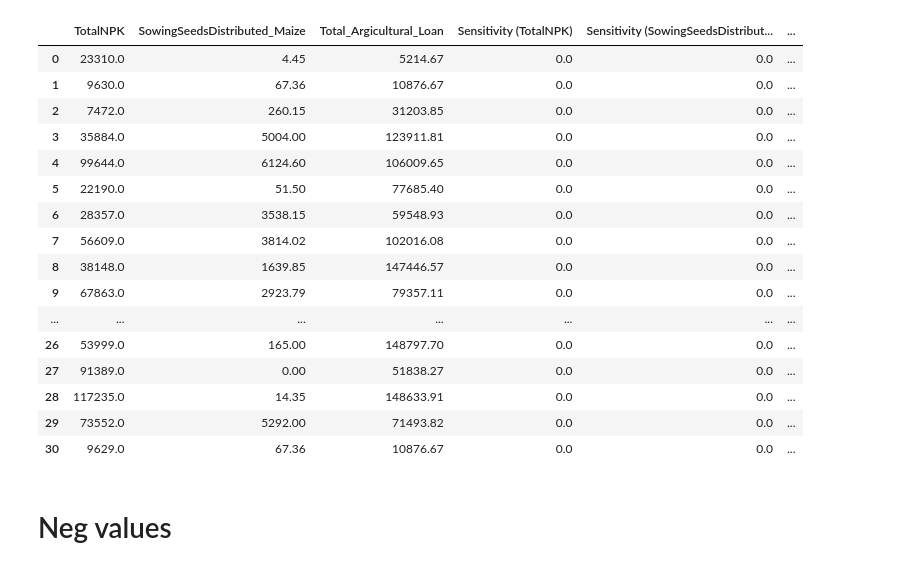
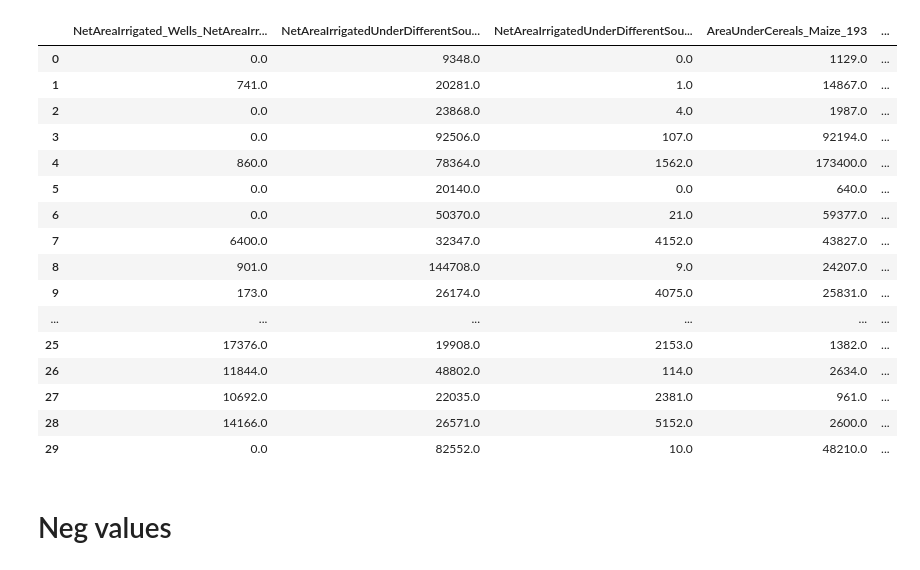
Before and after one commit to Manish3693/WSL_PSS, a Jupyter notebook: Maize_Prescriptive.ipynb, the cells around one changed output. Cells and saved outputs as stored; diff of their text form; code cells hidden in the pictures.

```diff
--- a/Maize_Prescriptive.ipynb
+++ b/Maize_Prescriptive.ipynb
@@ -164,4 +236,4 @@ Index(['TotalNPK', 'SowingSeedsDistributed_Maize', 'Total_Argicultural_Loan'], d
 # %%
-x = df[x_col]
+# x = df[x_col]
 x.head()
 # %% [output]
@@ -207,4 +309,4 @@ checker.corr()
 # %%
-y=df['Maize_Production']
-y.head()
+y=df1['Maize_Production']
+y
 # %% [output]
@@ -299,8 +448,8 @@ import numpy as np
 import pandas as pd
 from itertools import product
 
-arr = np.arange(0, 1.1, 0.1)
-columns=['Sensitivity (TotalNPK)', 'Sensitivity (SowingSeedsDistributed_Maize)' , 'Sensitivity (Total_Argicultural_Loan)']
+arr = np.arange(0, 1.25, 0.25)
+columns=['Sensitivity (NetAreaIrrigated_Wells_NetAreaIrrigated_179)', 'Sensitivity (NetAreaIrrigatedUnderDifferentSources_TubeWells_NetIrrigatedArea_182)' , 'Sensitivity (NetAreaIrrigatedUnderDifferentSources_LiftIrrigation_No_183)','Sensitivity (AreaUnderCereals_Maize_193)','Sensitivity (MotorVehicles_Tractors_514)', 'Sensitivity (TotalAgricultureLoan)' , 'Sensitivity (TotalNPK_315)']
 # Generate all possible combinations of elements in arr
 combinations = product(arr, repeat=len(columns))
 
@@ -320,7 +469,7 @@ import pandas as pd
 import numpy as np
 
 x_new_all_comb = pd.DataFrame()
-target=150000
+target=160000
 
 def computing_new_x(alpha_x):
 
@@ -350,23 +499,23 @@ x_new_all_comb
 # %%
-x_new_all_comb[:31]
+x_new_all_comb[:30]
 # %% [output]
-|  | TotalNPK | SowingSeedsDistributed_Maize | Total_Argicultural_Loan | Sensitivity (TotalNPK) | Sensitivity (SowingSeedsDistribut... | ... |
-| 0 | 23310.0 | 4.45 | 5214.67 | 0.0 | 0.0 | ... |
-| 1 | 9630.0 | 67.36 | 10876.67 | 0.0 | 0.0 | ... |
-| 2 | 7472.0 | 260.15 | 31203.85 | 0.0 | 0.0 | ... |
-| 3 | 35884.0 | 5004.00 | 123911.81 | 0.0 | 0.0 | ... |
-| 4 | 99644.0 | 6124.60 | 106009.65 | 0.0 | 0.0 | ... |
-| 5 | 22190.0 | 51.50 | 77685.40 | 0.0 | 0.0 | ... |
-| 6 | 28357.0 | 3538.15 | 59548.93 | 0.0 | 0.0 | ... |
-| 7 | 56609.0 | 3814.02 | 102016.08 | 0.0 | 0.0 | ... |
-| 8 | 38148.0 | 1639.85 | 147446.57 | 0.0 | 0.0 | ... |
-| 9 | 67863.0 | 2923.79 | 79357.11 | 0.0 | 0.0 | ... |
-| ... | ... | ... | ... | ... | ... | ... |
-| 26 | 53999.0 | 165.00 | 148797.70 | 0.0 | 0.0 | ... |
-| 27 | 91389.0 | 0.00 | 51838.27 | 0.0 | 0.0 | ... |
-| 28 | 117235.0 | 14.35 | 148633.91 | 0.0 | 0.0 | ... |
-| 29 | 73552.0 | 5292.00 | 71493.82 | 0.0 | 0.0 | ... |
-| 30 | 9629.0 | 67.36 | 10876.67 | 0.0 | 0.0 | ... |
+|  | NetAreaIrrigated_Wells_NetAreaIrr... | NetAreaIrrigatedUnderDifferentSou... | NetAreaIrrigatedUnderDifferentSou... | AreaUnderCereals_Maize_193 | ... |
+| 0 | 0.0 | 9348.0 | 0.0 | 1129.0 | ... |
+| 1 | 741.0 | 20281.0 | 1.0 | 14867.0 | ... |
+| 2 | 0.0 | 23868.0 | 4.0 | 1987.0 | ... |
+| 3 | 0.0 | 92506.0 | 107.0 | 92194.0 | ... |
+| 4 | 860.0 | 78364.0 | 1562.0 | 173400.0 | ... |
+| 5 | 0.0 | 20140.0 | 0.0 | 640.0 | ... |
+| 6 | 0.0 | 50370.0 | 21.0 | 59377.0 | ... |
+| 7 | 6400.0 | 32347.0 | 4152.0 | 43827.0 | ... |
+| 8 | 901.0 | 144708.0 | 9.0 | 24207.0 | ... |
+| 9 | 173.0 | 26174.0 | 4075.0 | 25831.0 | ... |
+| ... | ... | ... | ... | ... | ... |
+| 25 | 17376.0 | 19908.0 | 2153.0 | 1382.0 | ... |
+| 26 | 11844.0 | 48802.0 | 114.0 | 2634.0 | ... |
+| 27 | 10692.0 | 22035.0 | 2381.0 | 961.0 | ... |
+| 28 | 14166.0 | 26571.0 | 5152.0 | 2600.0 | ... |
+| 29 | 0.0 | 82552.0 | 10.0 | 48210.0 | ... |
 # %% [markdown]
 # Neg values
 # %%
```
Also changed, not shown: parts of 81 cells of this notebook, 53 other files.
